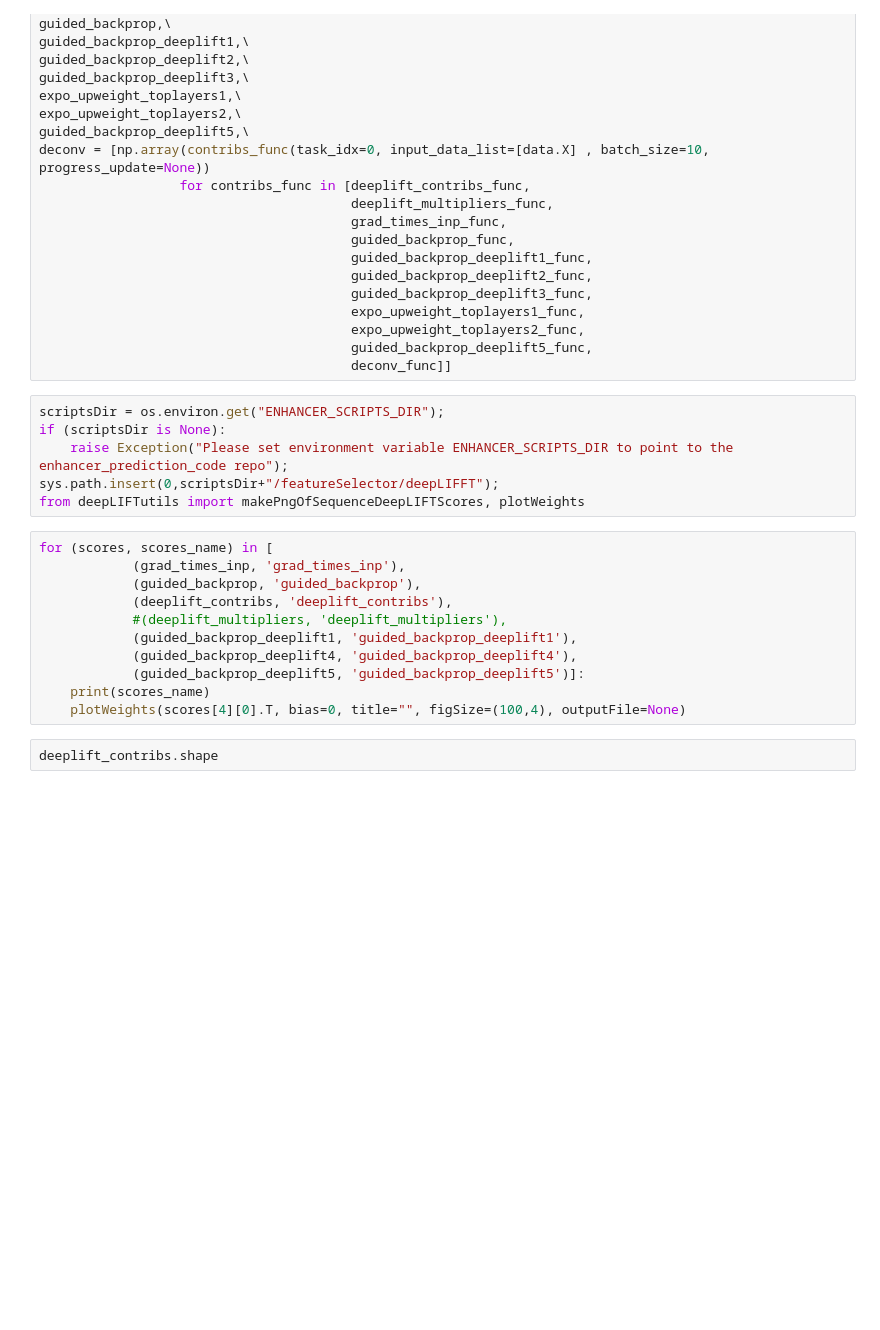
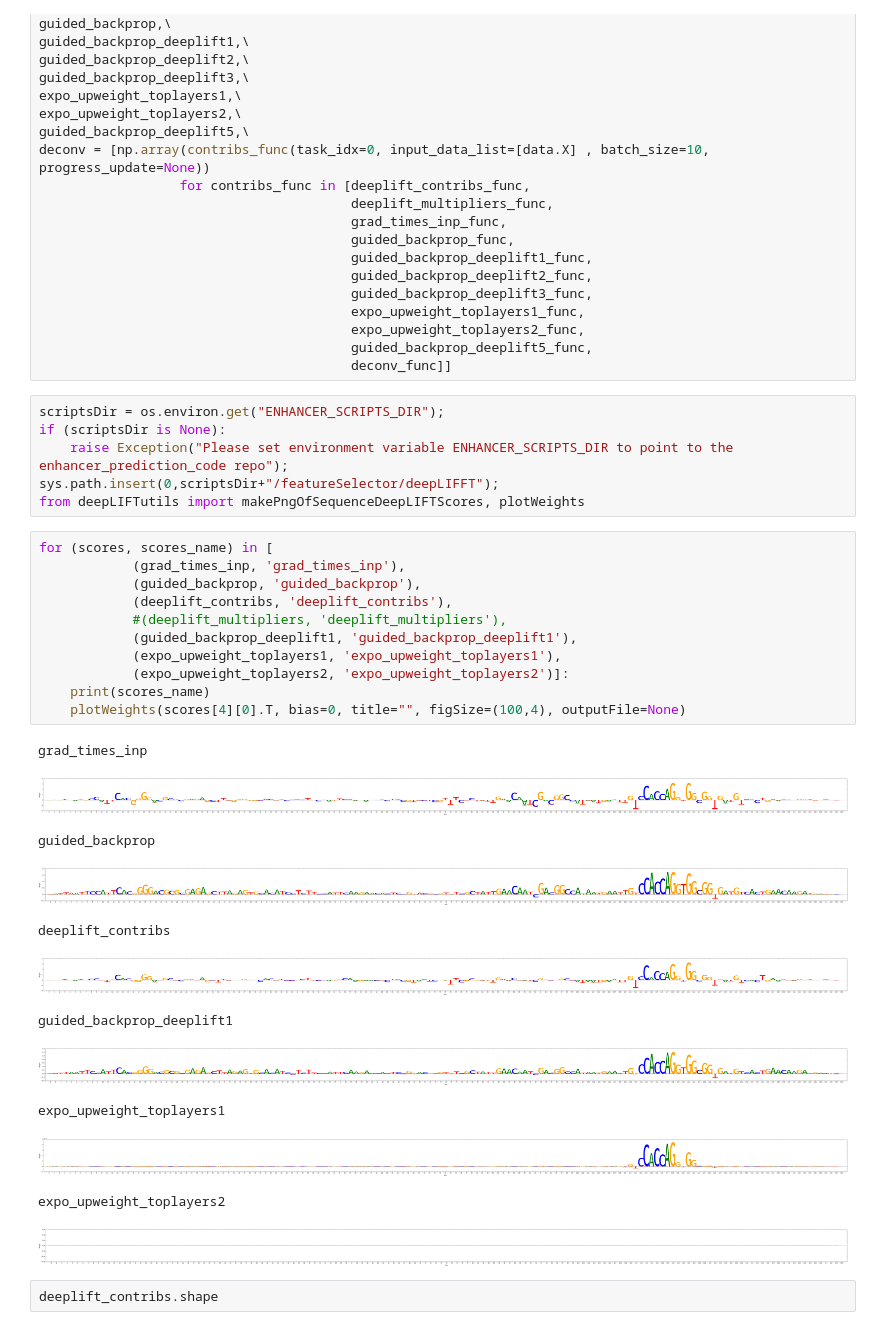
Before and after one commit to kundajelab/deeplift, a Jupyter notebook: examples/assessNoise/pureCTCF/Load model.ipynb, the cells around one changed output. Cells and saved outputs as stored; diff of their text form; blank space fills up the shorter version.

```diff
--- a/examples/assessNoise/pureCTCF/Load model.ipynb
+++ b/examples/assessNoise/pureCTCF/Load model.ipynb
@@ -102,14 +119,27 @@ from deepLIFTutils import makePngOfSequenceDeepLIFTScores, plotWeights
 # %%
 for (scores, scores_name) in [
             (grad_times_inp, 'grad_times_inp'),
             (guided_backprop, 'guided_backprop'),
             (deeplift_contribs, 'deeplift_contribs'),
             #(deeplift_multipliers, 'deeplift_multipliers'),
             (guided_backprop_deeplift1, 'guided_backprop_deeplift1'),
-            (guided_backprop_deeplift4, 'guided_backprop_deeplift4'),
-            (guided_backprop_deeplift5, 'guided_backprop_deeplift5')]:
+            (expo_upweight_toplayers1, 'expo_upweight_toplayers1'),
+            (expo_upweight_toplayers2, 'expo_upweight_toplayers2')]:
     print(scores_name)
     plotWeights(scores[4][0].T, bias=0, title="", figSize=(100,4), outputFile=None)
+# %% [output]
+grad_times_inp
+[figure, added]
+guided_backprop
+[figure, added]
+deeplift_contribs
+[figure, added]
+guided_backprop_deeplift1
+[figure, added]
+expo_upweight_toplayers1
+[figure, added]
+expo_upweight_toplayers2
+[figure, added]
 # %%
 deeplift_contribs.shape
 # %%
```
Also changed, not shown: parts of 5 cells of this notebook, 1 other file.
